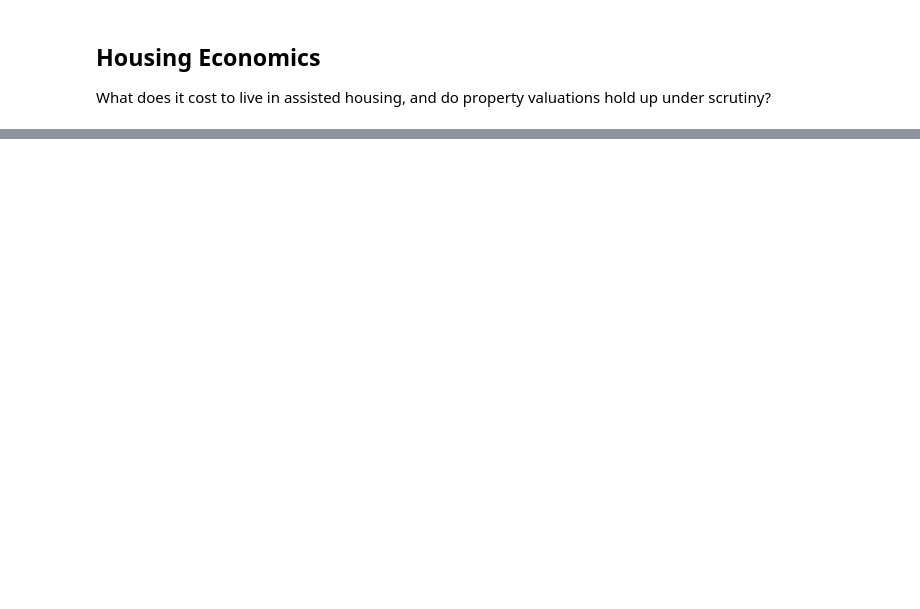
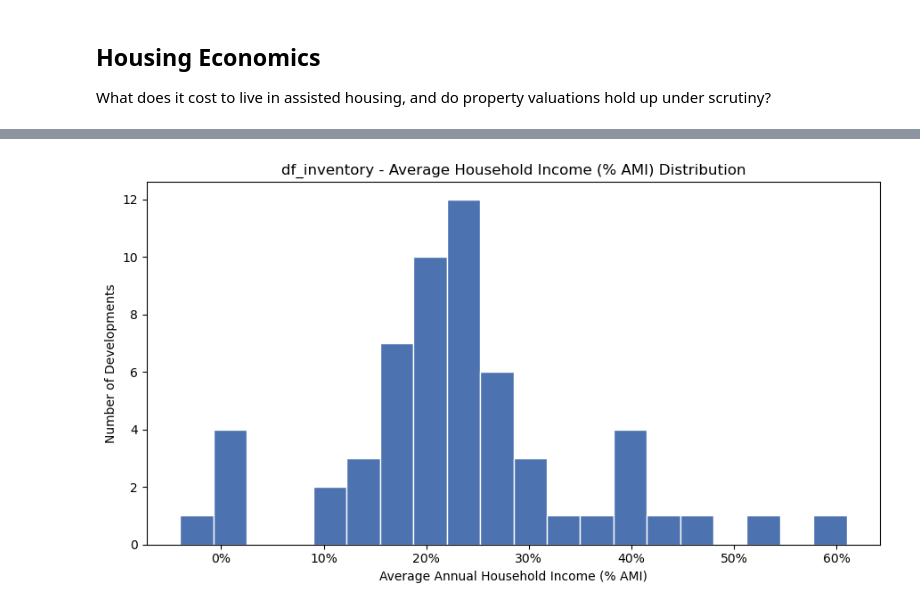
Before and after one commit to Yimo-Liu-13196/ASA-Club-Spring-2026---AHI-Analysis, a Jupyter notebook: Notebooks/03_eda_inventory.ipynb, the cells around one changed output, grey strips where cells are left out. Cells and saved outputs as stored; diff of their text form; code cells hidden in the pictures; blank space fills up the shorter version.

```diff
--- a/Notebooks/03_eda_inventory.ipynb
+++ b/Notebooks/03_eda_inventory.ipynb
@@ -372,24 +295,0 @@ All three are removed for the chart below as probable data entry errors rather t
-# %%
-outliers = ["New Horizons Properties IIi - Transitions", "Verdant Cove", "Scattered Sites 001"]
-df_filtered = df_inventory[~df_inventory["Development Name"].isin(outliers)]
-
-data = df_filtered[["Total Units", "Just Value ($)"]].dropna()
-x = data["Total Units"].values
-y = data["Just Value ($)"].values
-
-m, b = np.polyfit(x, y, 1)
-y_pred = m * x + b
-r2 = 1 - np.sum((y - y_pred) ** 2) / np.sum((y - np.mean(y)) ** 2)
-x_line = np.linspace(x.min(), x.max(), 200)
-
-fig, ax = plt.subplots(figsize=(8, 5))
-ax.scatter(x, y, color="#4C72B0", alpha=0.7)
-ax.plot(x_line, m * x_line + b, color="black", linewidth=1.5)
-ax.set_title("Total Units vs. Just Value (outliers removed)")
-ax.set_xlabel("Total Units")
-ax.set_ylabel("Just Value ($)")
-ax.text(0.05, 0.92, f"y = {m:,.1f}x + {b:,.1f}\n$R^2$ = {r2:.3f}",
-        transform=ax.transAxes, fontsize=10, verticalalignment="top",
-        bbox=dict(boxstyle="round", facecolor="white", alpha=0.8))
-plt.tight_layout()
-plt.show()
@@ -407,0 +389,13 @@ Where is the assisted housing located across Alachua County, and what do the sur
+# %%
+pct_ami = pd.to_numeric(df_inventory["Average Annual Household Income (% AMI)"], errors="coerce").dropna()
+
+fig, ax = plt.subplots(figsize=(9, 5))
+ax.hist(pct_ami, bins=20, color="#4C72B0", edgecolor="white")
+ax.set_title("df_inventory - Average Household Income (% AMI) Distribution")
+ax.set_xlabel("Average Annual Household Income (% AMI)")
+ax.set_ylabel("Number of Developments")
+ax.xaxis.set_major_formatter(plt.FuncFormatter(lambda x, _: f"{x:.0f}%"))
+plt.tight_layout()
+plt.show()
+# %% [output]
+[figure, added]
```
Also changed, not shown: parts of 33 cells of this notebook, 2 other files.
